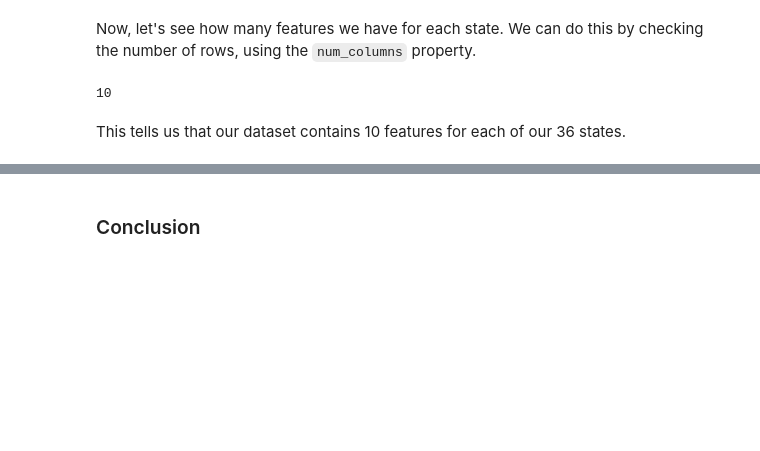
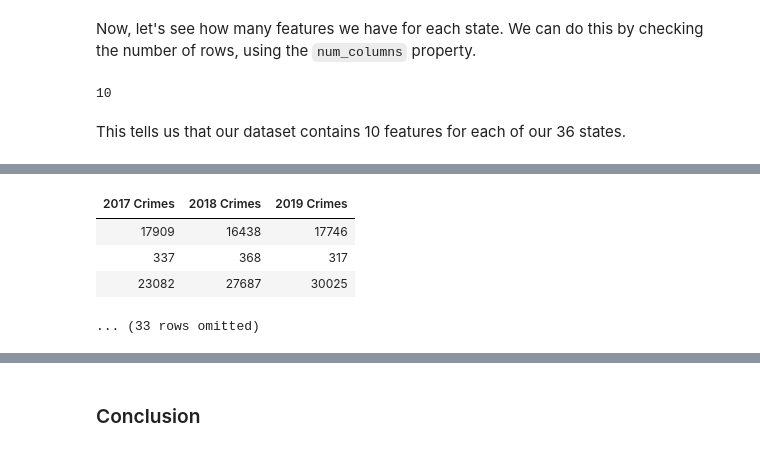
Before and after one commit to ds-modules/GLOBAL-88-SP22, a Jupyter notebook: week-02/notebook1.ipynb, the cells around one changed output, grey strips where cells are left out. Cells and saved outputs as stored; diff of their text form; code cells hidden in the pictures; blank space fills up the shorter version.

```diff
--- a/week-02/notebook-1.ipynb
+++ b/week-02/notebook1.ipynb
@@ -388,0 +404,9 @@ This tells us that our dataset contains 10 features for each of our 36 states.
+# %%
+states_crime_2017_to_2019 = states.select("2017 Crimes", "2018 Crimes", "2019 Crimes")
+states_crime_2017_to_2019.show(3)
+# %% [output]
+| 2017 Crimes | 2018 Crimes | 2019 Crimes |
+| 17909 | 16438 | 17746 |
+| 337 | 368 | 317 |
+| 23082 | 27687 | 30025 |
+... (33 rows omitted)
```
Also changed, not shown: parts of 31 cells of this notebook, 1 other file.
